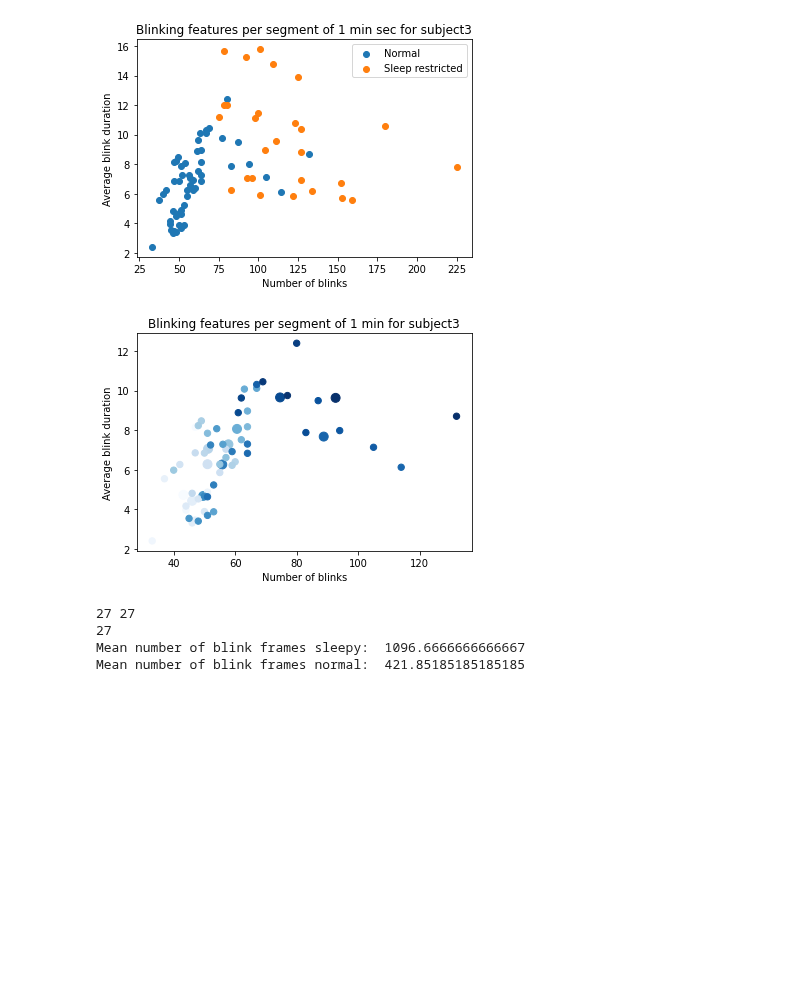
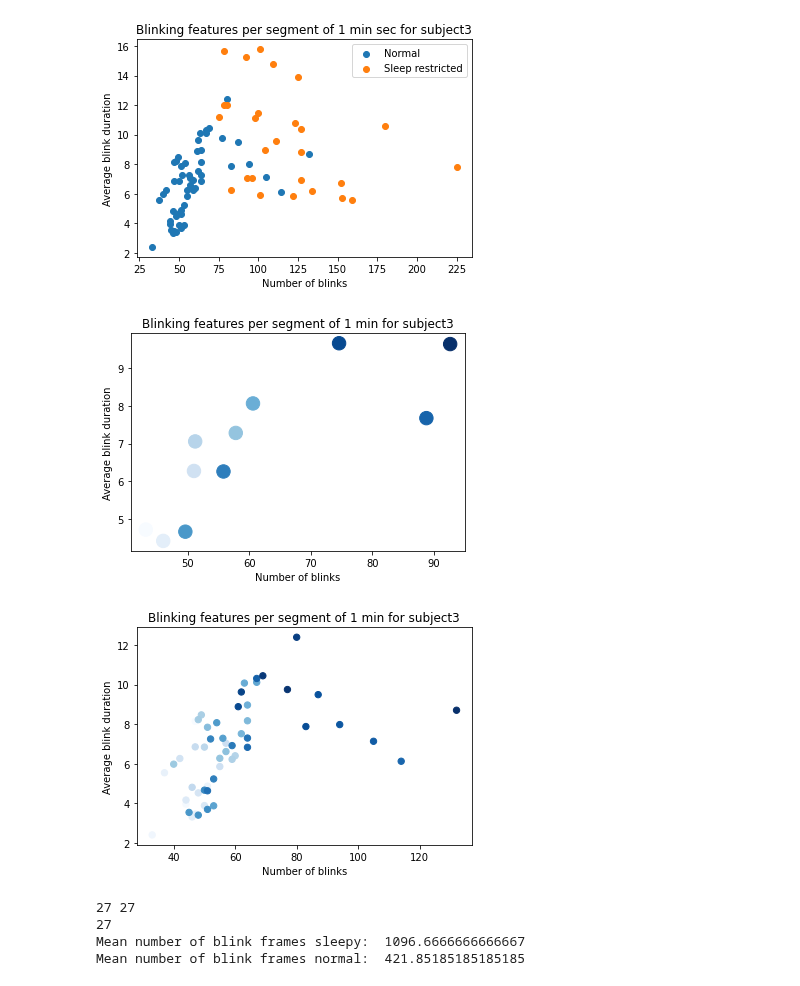
Before and after one commit to fruste/driver-drowsiness, a Jupyter notebook: code/feature_creation.ipynb, the cells around one changed output. Cells and saved outputs as stored; diff of their text form; code cells hidden in the pictures; blank space fills up the shorter version.

```diff
--- a/code/feature_creation.ipynb
+++ b/code/feature_creation.ipynb
@@ -286,30 +286,32 @@ plt.show()
 # %%
 def gradient_plot(blink_counts, average_durs, condition, size=40):
     plt.title("Blinking features per segment of 1 min for " + subject)
     plt.xlabel("Number of blinks")
     plt.ylabel("Average blink duration")
     plt.scatter(blink_counts, average_durs, label = 'Normal', cmap = 'Blues', c = range(len(blink_counts)), s=size)
     plt.savefig('../figures/gradient_scatter_' + subject + condition + '.jpg')
+    plt.show()
 
 def average(values, avg_len):
     new_values = []
     sum_values = []
     for i, val in enumerate(values):
         sum_values.append(val)
         if i % avg_len == 0 and i > 0:
             new_values.append(sum(sum_values) / len(sum_values))
             sum_values = []
     new_values.append(sum(sum_values) / len(sum_values))
     return new_values
 
 avg_blink_counts = average(blink_counts_normal, 5)
 avg_durs_normal = average(average_durs_normal, 5)
 
-gradient_plot(avg_blink_counts, avg_durs_normal, 'normal', size=80)
+gradient_plot(avg_blink_counts, avg_durs_normal, 'normal', size=180)
 gradient_plot(blink_counts_normal, average_durs_normal, 'normal')
 plt.show()
 # %% [output]
-[figure, old version]
+[figure, new version]
+[figure, added]
 # %%
 # The number of blinking frames is just a multiplication of the duration and number of blinks
 blink_frames_sleepy = list(np.multiply(np.array(blink_counts_sleepy), np.array(average_durs_sleepy)))
```
